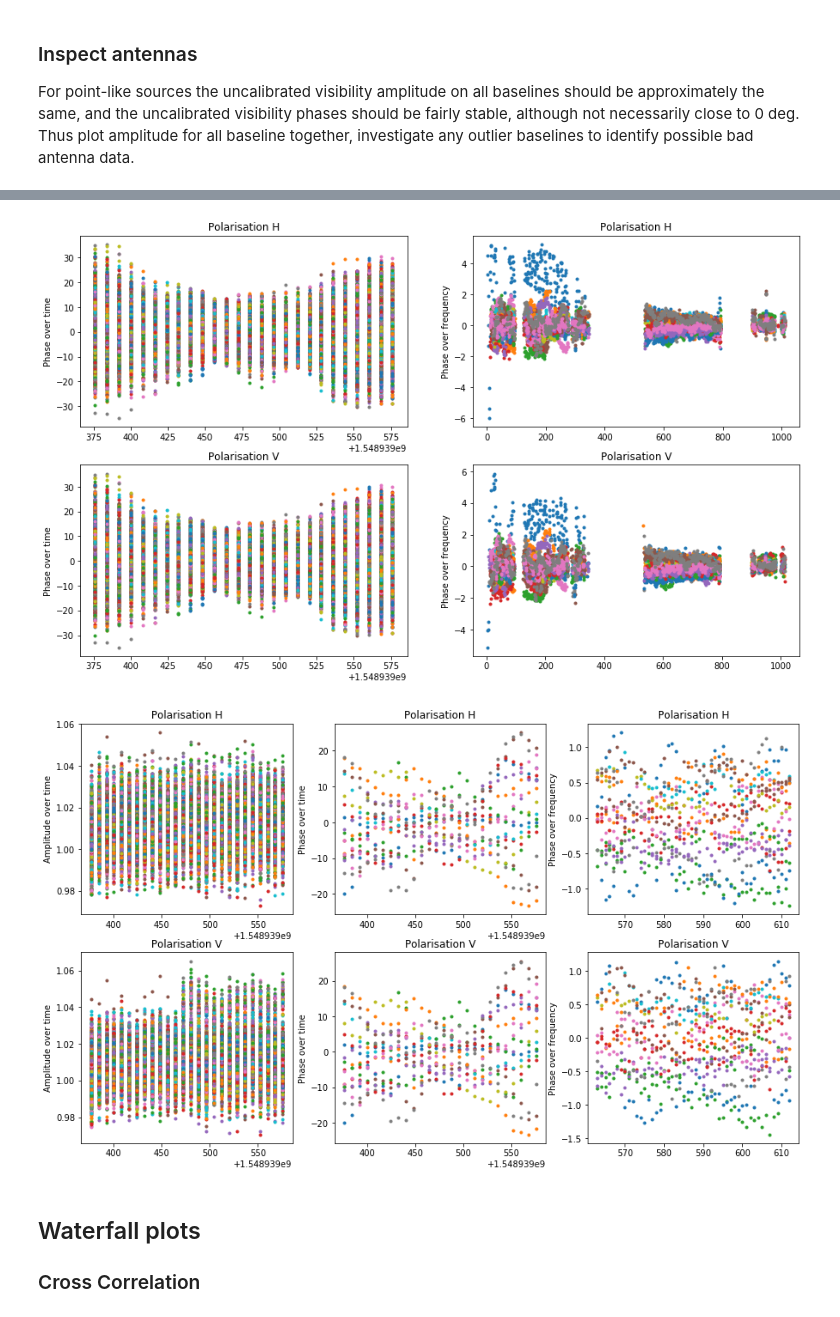
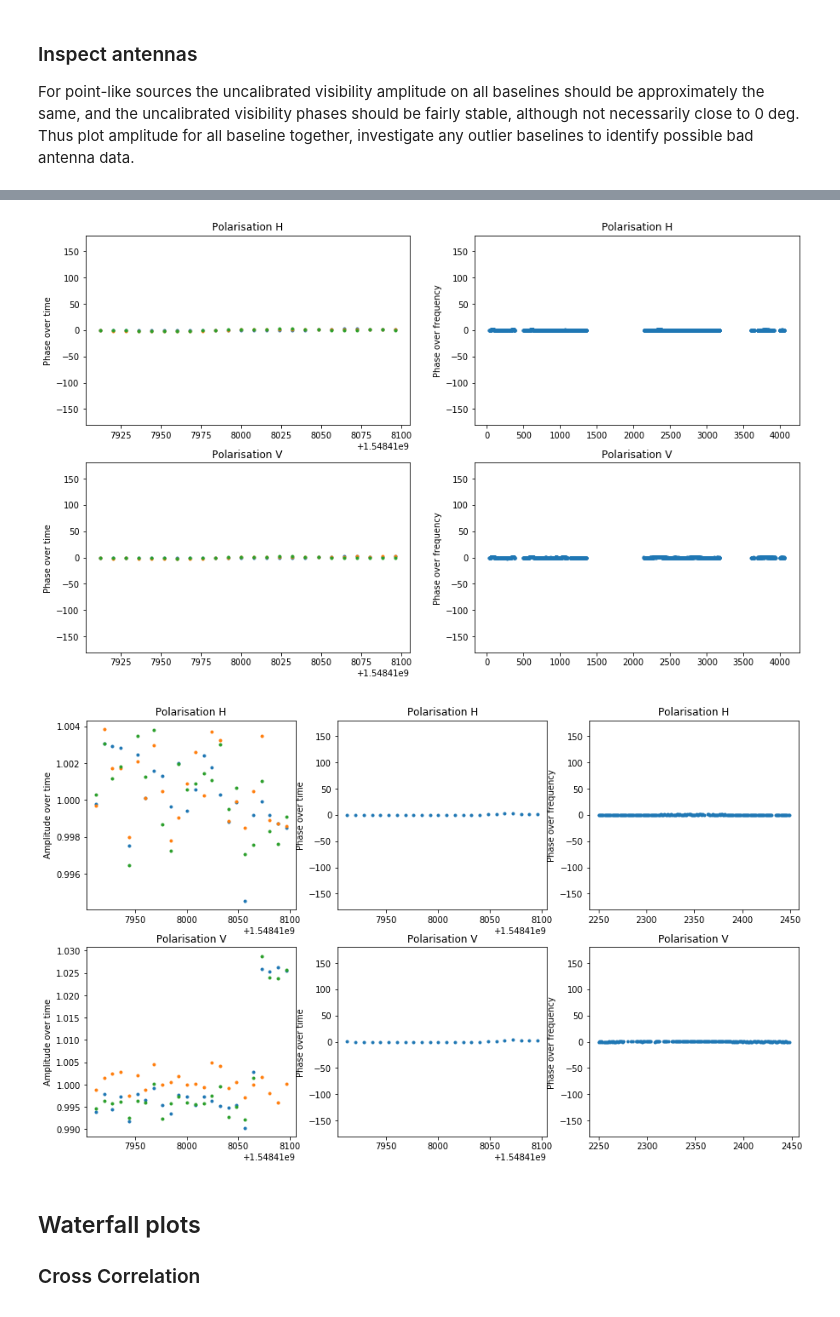
Before and after one commit to ska-sa/MeerKAT-Cookbook, a Jupyter notebook: katdal_and_mkat_data/Calibrated MeerKAT data.ipynb, the cells around one changed output, grey strips where cells are left out. Cells and saved outputs as stored; diff of their text form; code cells hidden in the pictures.

Commit message:
Updated data selections

```diff
--- a/katdal_and_mkat_data/Calibrated MeerKAT data.ipynb
+++ b/katdal_and_mkat_data/Calibrated MeerKAT data.ipynb
@@ -6,3 +4,6 @@ import numpy as np
 import matplotlib.pyplot as plt
 
 import katdal
+# %%
+# 4A small example data set
+filename='/home/ruby/winterschool/example_data/1548417874/1548417874/1548417874_sdp_l0.full.rdb'
@@ -178,6 +155,7 @@ for idx, pol in enumerate(['H', 'V']):
     axes[idx, 1].plot_date(datetimes, phase, '.')
     axes[idx, 1].set_ylabel('Phase')
     axes[idx, 1].set_title('Polarisation %s' % pol)
+    axes[idx, 1].set_ylim([-180, 180])
     axes[1,1].xaxis.set_major_formatter(date_formatter)
 fig.autofmt_xdate(rotation=25)
 # %% [output]
@@ -196,41 +174,45 @@ for idx, pol in enumerate(['H', 'V']):
 
     plt.subplot(2, 2, 2*idx+1)
     plt.plot(data.timestamps, timephase, '.')
+    plt.ylim([-180, 180])
     plt.ylabel('Phase over time')
     plt.title('Polarisation %s' % pol)
     plt.subplot(2, 2, 2*(idx+1))
     plt.plot(data.channels, freqphase[:,::70], '.')
+    plt.ylim([-180, 180])
     plt.ylabel('Phase over frequency')
     plt.title('Polarisation %s' % pol)
 # %% [output]
-[figure, old version]
+[figure, new version]
 # %%
 plt.figure(figsize=[15,9])
 for idx, pol in enumerate(['H', 'V']):
     data.select()
     data.select(targets=target, pol=pol, scans='track', corrprods='cross', channels=chan_slice)
     visibilities=data.vis[:]
     flags=data.flags[:]
     visibilities[flags]=np.nan
     phase = np.angle(visibilities, deg=True)
     timeseries = np.nanmean(np.abs(visibilities), axis=1)
     timephase = np.nanmean(phase, axis=1)
     freqphase = np.mean(phase, axis=0)
 
     plt.subplot(2,3,3*idx+1)
     plt.plot(data.timestamps, timeseries, '.')
     plt.ylabel('Amplitude over time')
     plt.title('Polarisation %s' % pol)
     plt.subplot(2,3,3*idx+2)
     plt.plot(data.timestamps, timephase[:,::70], '.')
+    plt.ylim([-180, 180])
     plt.ylabel('Phase over time')
     plt.title('Polarisation %s' % pol)
     plt.subplot(2,3,3*(idx+1))
     plt.plot(data.channels, freqphase[:,::70], '.')
+    plt.ylim([-180, 180])
     plt.ylabel('Phase over frequency')
     plt.title('Polarisation %s' % pol)
 # %% [output]
-[figure, old version]
+[figure, new version]
 # %% [markdown]
 ## Waterfall plots
 ### Cross Correlation
```
Also changed, not shown: parts of 12 cells of this notebook, 5 other files.
